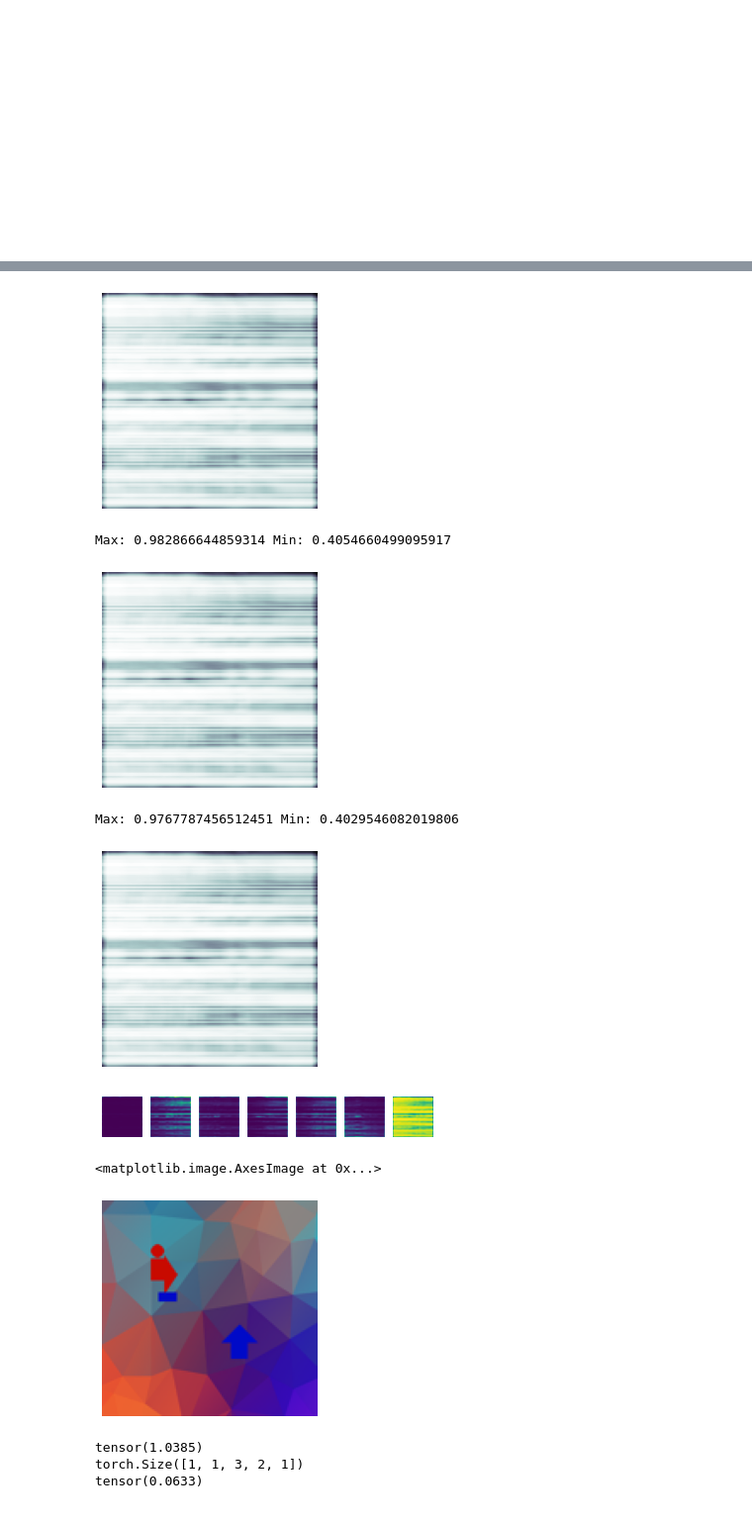
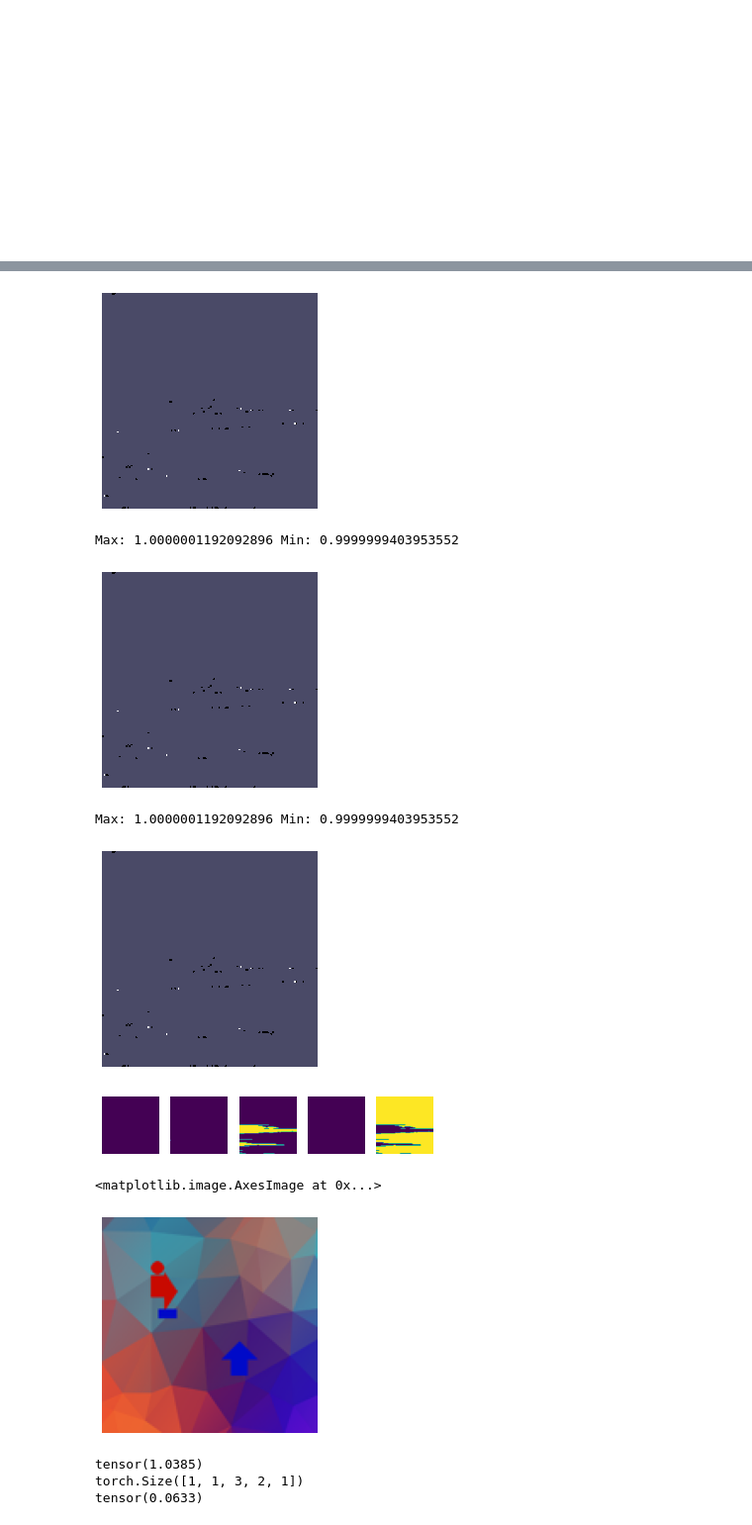
Before and after one commit to ZongjingLi/SceneGraphLearner, a Jupyter notebook: stichfield.ipynb, the cells around one changed output, grey strips where cells are left out. Shown: that part at 99% size. Saved outputs shown, nothing was run; the diff lists cells and outputs as text; code cells hidden in the pictures.

```diff
--- a/stichfield.ipynb
+++ b/stichfield.ipynb
@@ -216,7 +216,7 @@ class GNNSoftPooling(nn.Module):
             for i in range(len(adj)):
                 s_matrix = self.assignment_net(x[i:i+1], adj[i]) #[B,N,M]
 
-                s_matrix = torch.softmax(s_matrix , dim = 2)#.clamp(0.0+eps,1.0-eps)
+                s_matrix = torch.softmax(s_matrix * 100 , dim = 2)#.clamp(0.0+eps,1.0-eps)
 
                 node_features = self.feature_net(x[i:i+1],adj[i]) #[B,N,D]
                 node_features = torch.einsum("bnm,bnd->bmd",s_matrix,node_features) #[B,M,D]
@@ -229,6 +229,7 @@ class GNNSoftPooling(nn.Module):
                     torch.spmm(
                         s_matrix[0].permute(1,0),adj[i]
                         ),s_matrix[0])
+                new_adj = new_adj / new_adj.max()
                 #print("new_adj",new_adj[i].max(), new_adj[i].min())
 
                 output_node_features.append(node_features)
@@ -350,8 +351,10 @@ class ValkyrNet(nn.Module):
             if len(prev_mask.shape) == 2:
                 layer_mask = assignment_matrix #[BxNxWxHx1]
             else:layer_mask = torch.bmm(prev_mask,assignment_matrix)
+
             layer_masks.append(layer_mask)
             #print(layer_mask.shape)
+            #exist_prob = torch.ones(B,assignment_matrix.shape[-1])
             exist_prob = torch.max(assignment_matrix,dim = 1).values
 
             cluster_assignments.append(assignment_matrix)
@@ -453,8 +456,8 @@ def grid(width, height, device = "cuda:0" if torch.cuda.is_available() else "cpu
     grid_x, grid_y = torch.meshgrid(x, y, indexing='ij')
     return torch.cat([grid_x.unsqueeze(0),grid_y.unsqueeze(0)], dim = 0).permute(1,2,0)
 # %%
-config.perception_size = 3
-config.hierarchy_construct = [7,5,3]
+config.perception_size = 5
+config.hierarchy_construct = [5,3,2]
 model.scene_perception = ValkyrNet(config)
 
 perception_outputs = model.scene_perception(sample["image"])
@@ -546,8 +549,8 @@ for mask in all_masks:
     plt.show()
 
 plt.axis("off")
-mask = scene_tree["connections"][0].reshape(2,128,128,7).detach()
-N = 7
+mask = scene_tree["connections"][0].reshape(2,128,128,5).detach()
+N = 5
 for i in range(N):
     plt.subplot(1,N,i + 1)
     plt.axis("off")
@@ -566,9 +568,9 @@ Max: 0.98899245262146 Min: 0.4079931676387787
-[figure, old version]
+[figure, new version]
-Max: 0.982866644859314 Min: 0.4054660499095917
+Max: 1.0000001192092896 Min: 0.9999999403953552
-[figure, old version]
+[figure, new version]
-Max: 0.9767787456512451 Min: 0.4029546082019806
+Max: 1.0000001192092896 Min: 0.9999999403953552
-[figure, old version]
+[figure, new version]
-[figure, old version]
+[figure, new version]
 <matplotlib.image.AxesImage at 0x...>
 [figure]
 # %%
```
Also changed, not shown: parts of 3 cells of this notebook, 7 other files.
